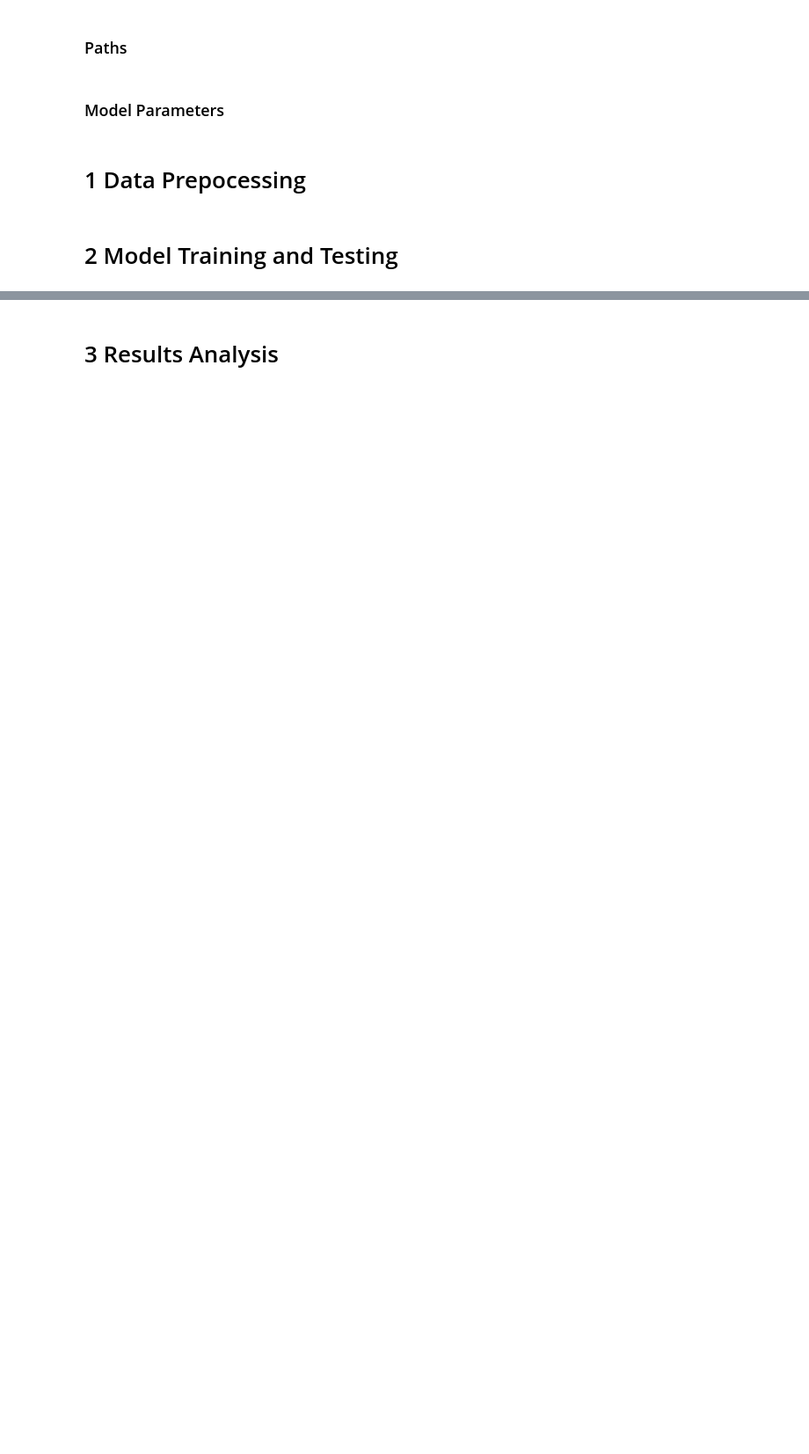
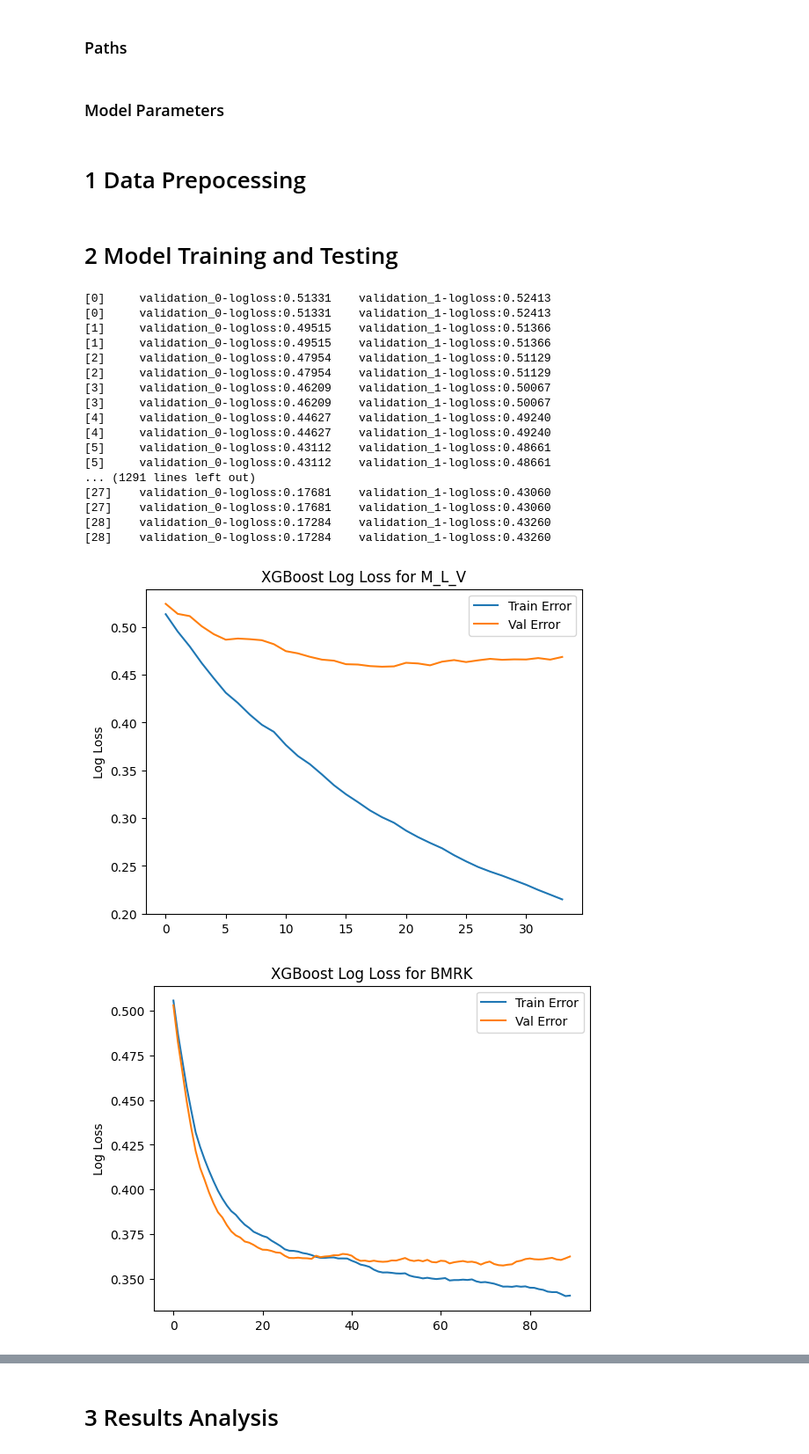
Before and after one commit to singlaayush/CardiomegalyBiomarkers, a Jupyter notebook: Cardiomegaly_Classification/XGBoost.ipynb, the cells around one changed output, grey strips where cells are left out. Shown at 88% size. Saved outputs shown, nothing was run; the diff lists cells and outputs as text; code cells hidden in the pictures; blank space fills up the shorter version.

Commit message:
Add IDPs and run XGBoost

```diff
--- a/Cardiomegaly_Classification/XGBoost.ipynb
+++ b/Cardiomegaly_Classification/XGBoost.ipynb
@@ -12,11 +18,9 @@ from CardiomegalyBiomarkers.Cardiomegaly_Classification.src.xgboost_functions im
 # %% [markdown]
 ### Paths
 # %%
-# Path for data location
-data_path = '../Cardiomegaly_Classification/MIMIC_features/MIMIC_features.pkl'
-
 # Path for model location and error graphs
-model_folder = '../Cardiomegaly_Classification/models/xgboost/'
+model_folder = 'CardiomegalyBiomarkers/Cardiomegaly_Classification/models/xgboost/'
+makedirs(model_folder, exist_ok=True)
 # %% [markdown]
 ### Model Parameters
 # %%
@@ -93,20 +97,40 @@ Test_df = pd.concat([Test_df[base + vital + lab + meta_cont + bmrks], pd.get_dum
 # %%
 # define dict of model parameters
 model_params = {'eval_metric' : eval_metric,
                 'scale_pos_weight' : scale_pos_weight,
                 'colsample_bytree' : colsample_bytree,
                 'gamma' : gamma,
                 'lr' : lr,
                 'subsample' : subsample,
                 'max_depth_shallow' : max_depth_shallow,
                 'max_depth_deep' : max_depth_deep,
                 'early_stopping' : early_stopping}
 
 
 # getmodels, train and test, return pandas of results using k-fold cross validation
 # -> if lossFigure and saveModels are True, then figures of training and validation losses and models are saved in ./MOdel/xgboost/
 results_fold1 = train_test_xgboost([Fold2_df, Fold3_df, Fold4_df, Fold5_df], Fold1_df, 1, Test_df, modalities_combinations, model_params, model_folder, lossFigure = True, exportModels = True)
-results_fold2 = train_test_xgboost([Fold1_df, Fold3_df, Fold4_df, Fold5_df], Fold2_df, 2, Test_df, modalities_combinations, model_params, model_folder, lossFigure = False, exportModels = False)
-results_fold3 = train_test_xgboost([Fold2_df, Fold1_df, Fold4_df, Fold5_df], Fold3_df, 3, Test_df, modalities_combinations, model_params, model_folder, lossFigure = False, exportModels = False)
-results_fold4 = train_test_xgboost([Fold2_df, Fold3_df, Fold1_df, Fold5_df], Fold4_df, 4, Test_df, modalities_combinations, model_params, model_folder, lossFigure = False, exportModels = False)
-results_fold5 = train_test_xgboost([Fold2_df, Fold3_df, Fold4_df, Fold1_df], Fold5_df, 5, Test_df, modalities_combinations, model_params, model_folder, lossFigure = False, exportModels = False)
+results_fold2 = train_test_xgboost([Fold1_df, Fold3_df, Fold4_df, Fold5_df], Fold2_df, 2, Test_df, modalities_combinations, model_params, model_folder, lossFigure = False, exportModels = True)
+results_fold3 = train_test_xgboost([Fold2_df, Fold1_df, Fold4_df, Fold5_df], Fold3_df, 3, Test_df, modalities_combinations, model_params, model_folder, lossFigure = False, exportModels = True)
+results_fold4 = train_test_xgboost([Fold2_df, Fold3_df, Fold1_df, Fold5_df], Fold4_df, 4, Test_df, modalities_combinations, model_params, model_folder, lossFigure = False, exportModels = True)
+results_fold5 = train_test_xgboost([Fold2_df, Fold3_df, Fold4_df, Fold1_df], Fold5_df, 5, Test_df, modalities_combinations, model_params, model_folder, lossFigure = False, exportModels = True)
+# %% [output]
+[0]     validation_0-logloss:0.51331    validation_1-logloss:0.52413
+[0]     validation_0-logloss:0.51331    validation_1-logloss:0.52413
+[1]     validation_0-logloss:0.49515    validation_1-logloss:0.51366
+[1]     validation_0-logloss:0.49515    validation_1-logloss:0.51366
+[2]     validation_0-logloss:0.47954    validation_1-logloss:0.51129
+[2]     validation_0-logloss:0.47954    validation_1-logloss:0.51129
+[3]     validation_0-logloss:0.46209    validation_1-logloss:0.50067
+[3]     validation_0-logloss:0.46209    validation_1-logloss:0.50067
+[4]     validation_0-logloss:0.44627    validation_1-logloss:0.49240
+[4]     validation_0-logloss:0.44627    validation_1-logloss:0.49240
+[5]     validation_0-logloss:0.43112    validation_1-logloss:0.48661
+[5]     validation_0-logloss:0.43112    validation_1-logloss:0.48661
+... (1291 lines left out)
+[27]    validation_0-logloss:0.17681    validation_1-logloss:0.43060
+[27]    validation_0-logloss:0.17681    validation_1-logloss:0.43060
+[28]    validation_0-logloss:0.17284    validation_1-logloss:0.43260
+[28]    validation_0-logloss:0.17284    validation_1-logloss:0.43260
+[figure, added]
+[figure, added]
```
Also changed, not shown: parts of 9 cells of this notebook, 4 other files.
